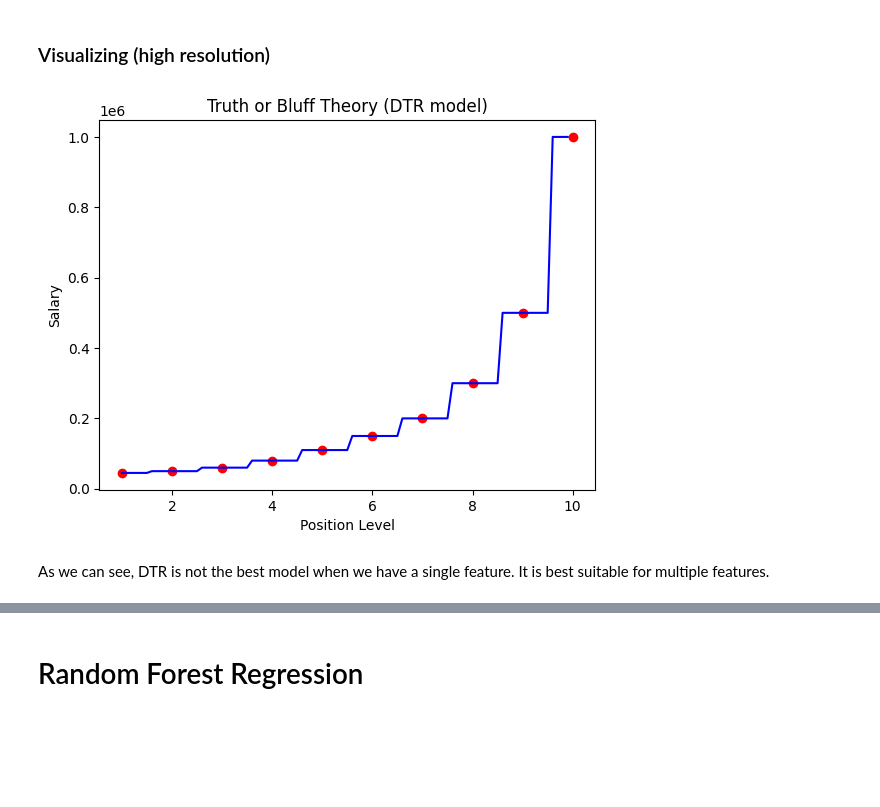
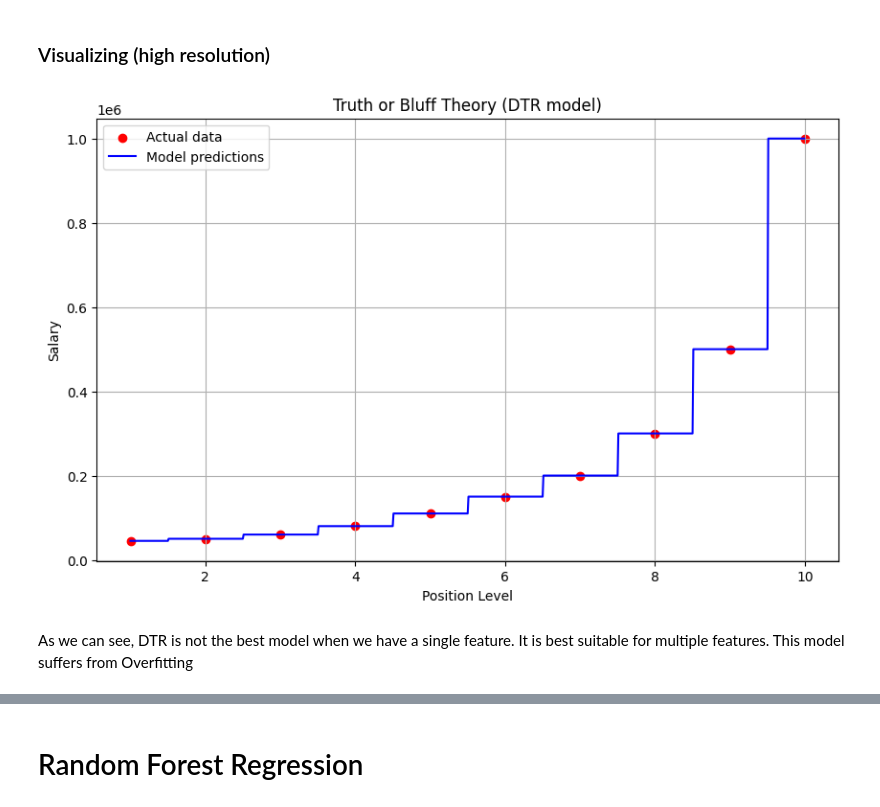
Before and after one commit to SebasRhoadsAvila/MachineLearning, a Jupyter notebook: Regression.ipynb, the cells around one changed output, grey strips where cells are left out. Cells and saved outputs as stored; diff of their text form; code cells hidden in the pictures; blank space fills up the shorter version.

Commit message:
Plot Tree Regression

```diff
--- a/Regression.ipynb
+++ b/Regression.ipynb
@@ -455,7 +535,7 @@ import pandas as pd
 # %% [markdown]
 ### Dataset
 # %%
-dataset = pd.read_csv('C:/Users/Acer/Desktop/PythonNotes/Python/DataSetsPython/Position_Salaries.csv')
+dataset = pd.read_csv('C:/Users/Sebas/Desktop/DataSets/DataSetsPython/Position_Salaries.csv')
 X = dataset.iloc[:,1:-1].values   #independent variables
 y = dataset.iloc[:,-1].values    #Dependent variable
 # %% [markdown]
@@ -475,15 +555,21 @@ array([150000.])
 # %% [markdown]
 ### Visualizing (high resolution)
 # %%
-X_grid = np.arange(min(X),max(X),0.1)
+# Create a high-resolution grid for better visualization
+X_grid = np.arange(min(X), max(X), 0.01)  # Higher resolution grid
 X_grid = X_grid.reshape((len(X_grid), 1))
-plt.scatter(X, y, color = 'red')
-plt.plot(X_grid, regressor.predict(X_grid), color = 'blue')
+
+# Plot the results
+plt.figure(figsize=(10, 6))
+plt.scatter(X, y, color='red', label='Actual data')
+plt.plot(X_grid, regressor.predict(X_grid), color='blue', label='Model predictions')
 plt.title('Truth or Bluff Theory (DTR model)')
 plt.xlabel('Position Level')
 plt.ylabel('Salary')
+plt.grid(True)
+plt.legend()
 plt.show()
 # %% [output]
-[figure, old version]
+[figure, new version]
 # %% [markdown]
-As we can see, DTR is not the best model when we have a single feature. It is best suitable for multiple features.
+As we can see, DTR is not the best model when we have a single feature. It is best suitable for multiple features. This model suffers from Overfitting
```
Also changed, not shown: parts of 12 cells of this notebook, 1 other file.
